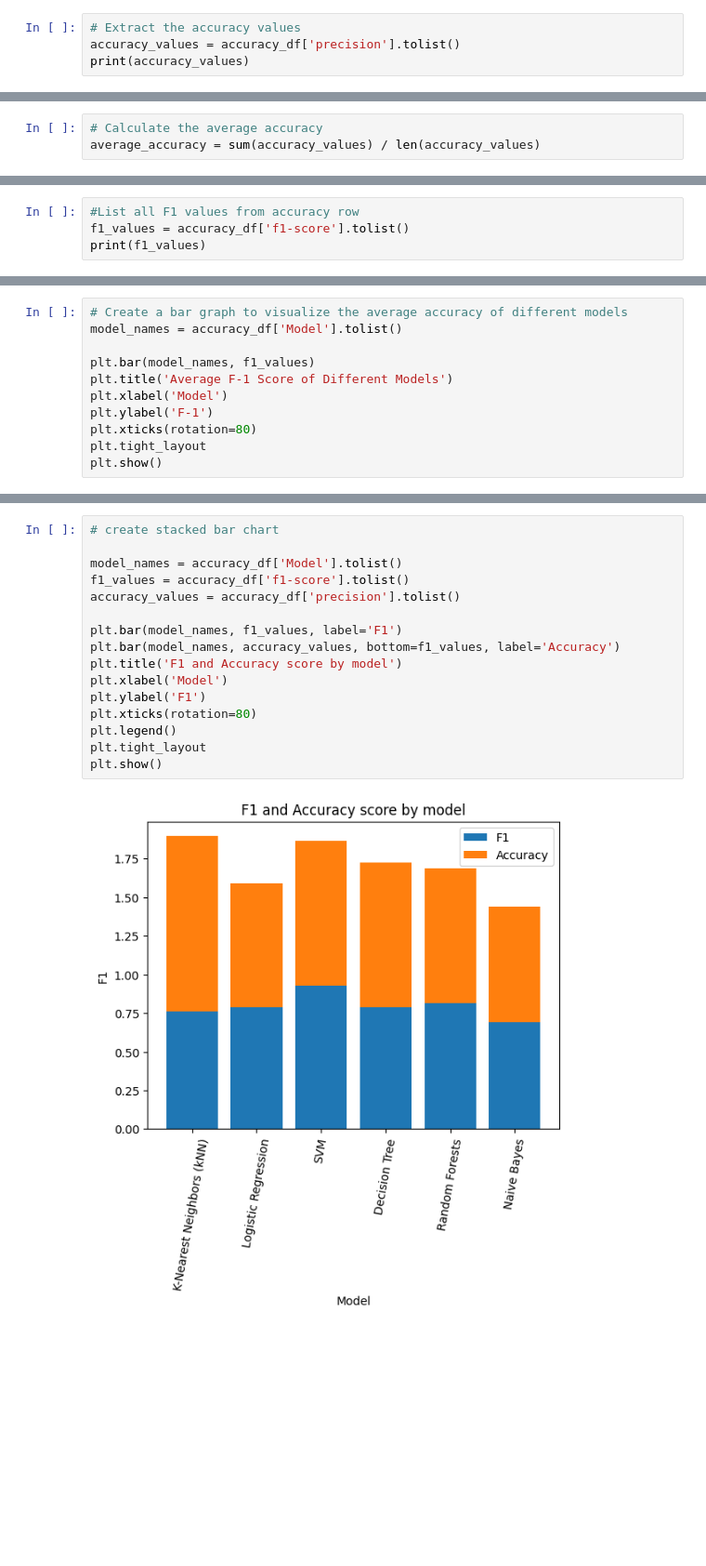
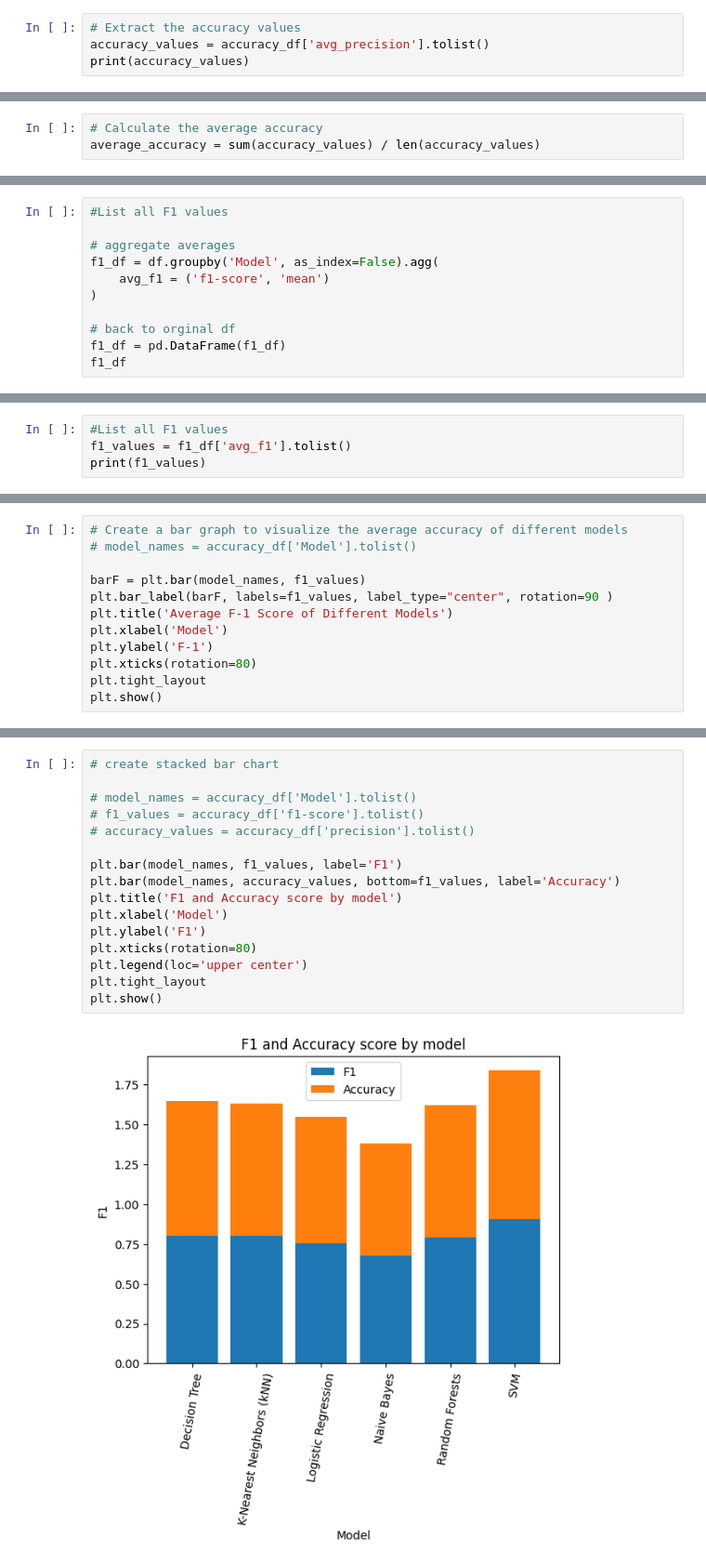
Before and after one commit to rhisehl/Customer-Churn-Model, a Jupyter notebook: Machine_Learning_Model/Average_model_accuracy.ipynb, the cells around one changed output, grey strips where cells are left out. Shown at 93% size. Drawn from its saved outputs; the diff is of its cells as text; blank space fills up the shorter version.

Commit message:
averaged both scores as accuracy, F1 corrected to overall average

```diff
--- a/Machine_Learning_Model/Average_model_accuracy.ipynb
+++ b/Machine_Learning_Model/Average_model_accuracy.ipynb
@@ -32,5 +50,5 @@ accuracy_df = df[df['Unnamed: 0'] == 'accuracy']
 # %%
 # Extract the accuracy values
-accuracy_values = accuracy_df['precision'].tolist()
+accuracy_values = accuracy_df['avg_precision'].tolist()
 print(accuracy_values)
 # %% [output]
@@ -60,0 +78,11 @@ plt.show()
+# %%
+#List all F1 values
+
+# aggregate averages
+f1_df = df.groupby('Model', as_index=False).agg(
+    avg_f1 = ('f1-score', 'mean')
+)
+
+# back to orginal df
+f1_df = pd.DataFrame(f1_df)
+f1_df
@@ -61,5 +97,5 @@ plt.show()
 # %%
-#List all F1 values from accuracy row
-f1_values = accuracy_df['f1-score'].tolist()
+#List all F1 values
+f1_values = f1_df['avg_f1'].tolist()
 print(f1_values)
 # %% [output]
@@ -73,8 +109,9 @@ Average F-1 Score: 0.8267797959691462
 # %%
 # Create a bar graph to visualize the average accuracy of different models
-model_names = accuracy_df['Model'].tolist()
+# model_names = accuracy_df['Model'].tolist()
 
-plt.bar(model_names, f1_values)
+barF = plt.bar(model_names, f1_values)
+plt.bar_label(barF, labels=f1_values, label_type="center", rotation=90 )
 plt.title('Average F-1 Score of Different Models')
 plt.xlabel('Model')
 plt.ylabel('F-1')
@@ -86,18 +123,18 @@ plt.show()
 # %%
 # create stacked bar chart
 
-model_names = accuracy_df['Model'].tolist()
-f1_values = accuracy_df['f1-score'].tolist()
-accuracy_values = accuracy_df['precision'].tolist()
+# model_names = accuracy_df['Model'].tolist()
+# f1_values = accuracy_df['f1-score'].tolist()
+# accuracy_values = accuracy_df['precision'].tolist()
 
 plt.bar(model_names, f1_values, label='F1')
 plt.bar(model_names, accuracy_values, bottom=f1_values, label='Accuracy')
 plt.title('F1 and Accuracy score by model')
 plt.xlabel('Model')
 plt.ylabel('F1')
 plt.xticks(rotation=80)
-plt.legend()
+plt.legend(loc='upper center')
 plt.tight_layout
 plt.show()
 # %% [output]
-[figure, old version]
+[figure, new version]
```
Also changed, not shown: parts of 9 cells of this notebook.
